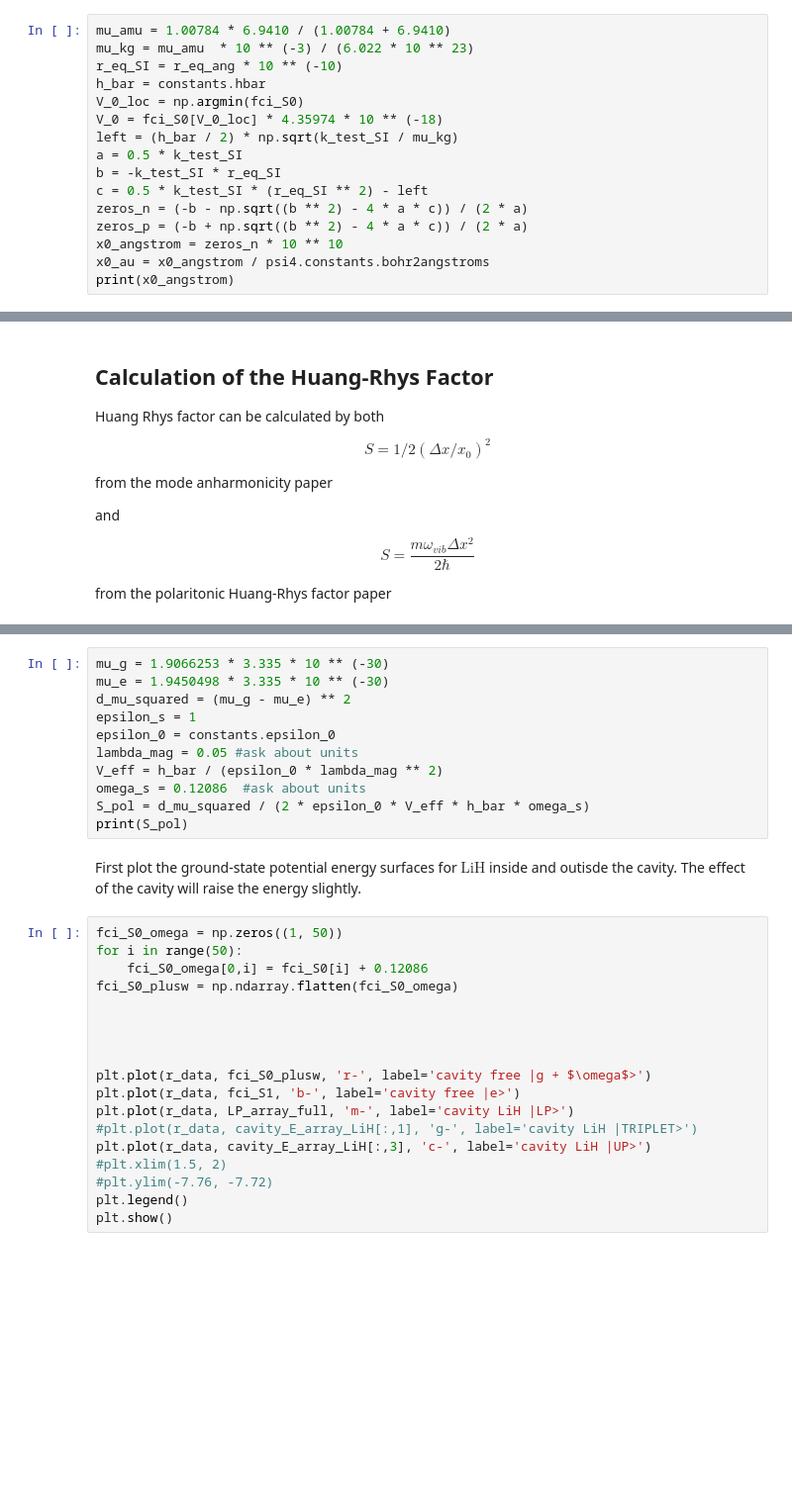
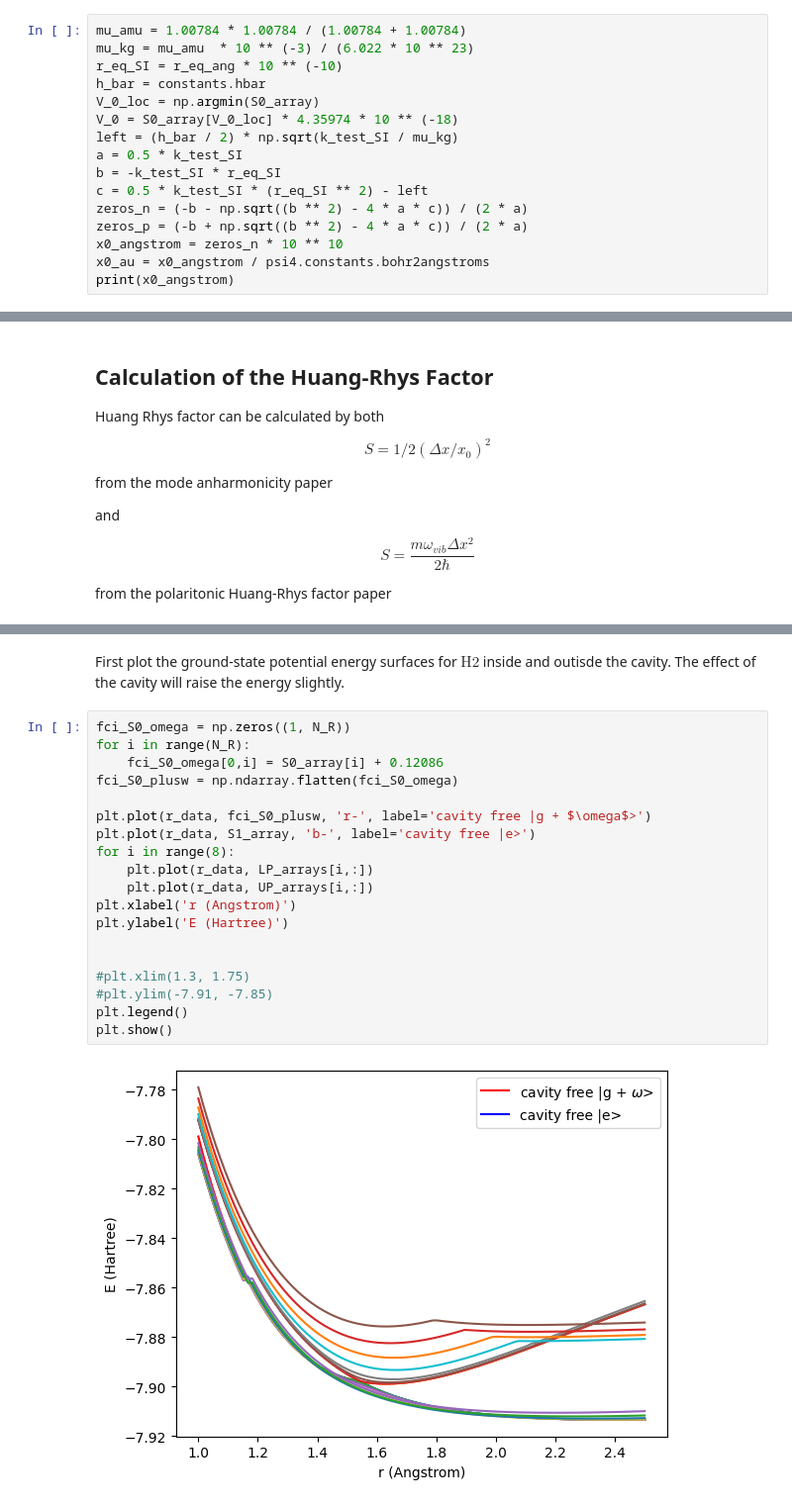
Before and after one commit to FoleyLab/SCQED-PCQED, a Jupyter notebook: src/QED-FCI_LiH_HR.ipynb, the cells around one changed output, grey strips where cells are left out. Shown at 99% size. Cells and saved outputs as stored; diff of their text form; blank space fills up the shorter version.

```diff
--- a/src/QED-FCI_LiH_HR.ipynb
+++ b/src/QED-FCI_LiH_HR.ipynb
@@ -205,12 +142,12 @@ $$ \frac{\hbar}{2}\sqrt{\frac{k}{\mu}} = \frac{k}{2}(x_0 - x_{eq})^2 + V_0 $$
 
 Expanded, solved for $ x_o $, and found zeros using quadratic formula
 # %%
-mu_amu = 1.00784 * 6.9410 / (1.00784 + 6.9410)
+mu_amu = 1.00784 * 1.00784 / (1.00784 + 1.00784)
 mu_kg = mu_amu  * 10 ** (-3) / (6.022 * 10 ** 23)
 r_eq_SI = r_eq_ang * 10 ** (-10)
 h_bar = constants.hbar
-V_0_loc = np.argmin(fci_S0)
-V_0 = fci_S0[V_0_loc] * 4.35974 * 10 ** (-18)
+V_0_loc = np.argmin(S0_array)
+V_0 = S0_array[V_0_loc] * 4.35974 * 10 ** (-18)
 left = (h_bar / 2) * np.sqrt(k_test_SI / mu_kg)
 a = 0.5 * k_test_SI
 b = -k_test_SI * r_eq_SI
@@ -279,31 +229,23 @@ $\omega_s \equiv \text{Frequency of a single photonic mode}$
-# %%
-mu_g = 1.9066253 * 3.335 * 10 ** (-30)
-mu_e = 1.9450498 * 3.335 * 10 ** (-30)
-d_mu_squared = (mu_g - mu_e) ** 2
-epsilon_s = 1
-epsilon_0 = constants.epsilon_0
-lambda_mag = 0.05 #ask about units
-V_eff = h_bar / (epsilon_0 * lambda_mag ** 2)
-omega_s = 0.12086  #ask about units
-S_pol = d_mu_squared / (2 * epsilon_0 * V_eff * h_bar * omega_s)
-print(S_pol)
 # %% [markdown]
-First plot the ground-state potential energy surfaces for $ \text{LiH} $ inside and outisde the cavity.  The effect of the cavity will raise the energy slightly.
+First plot the ground-state potential energy surfaces for $ \text{H2} $ inside and outisde the cavity.  The effect of the cavity will raise the energy slightly.
 # %%
-fci_S0_omega = np.zeros((1, 50))
-for i in range(50):
-    fci_S0_omega[0,i] = fci_S0[i] + 0.12086
+fci_S0_omega = np.zeros((1, N_R))
+for i in range(N_R):
+    fci_S0_omega[0,i] = S0_array[i] + 0.12086
 fci_S0_plusw = np.ndarray.flatten(fci_S0_omega)
 
+plt.plot(r_data, fci_S0_plusw, 'r-', label='cavity free |g + $\omega$>')
+plt.plot(r_data, S1_array, 'b-', label='cavity free |e>')
+for i in range(8):
+    plt.plot(r_data, LP_arrays[i,:])
+    plt.plot(r_data, UP_arrays[i,:])
+plt.xlabel('r (Angstrom)')
+plt.ylabel('E (Hartree)')
 
 
-
-plt.plot(r_data, fci_S0_plusw, 'r-', label='cavity free |g + $\omega$>')
-plt.plot(r_data, fci_S1, 'b-', label='cavity free |e>')
-plt.plot(r_data, LP_array_full, 'm-', label='cavity LiH |LP>')
-#plt.plot(r_data, cavity_E_array_LiH[:,1], 'g-', label='cavity LiH |TRIPLET>')
-plt.plot(r_data, cavity_E_array_LiH[:,3], 'c-', label='cavity LiH |UP>')
-#plt.xlim(1.5, 2)
-#plt.ylim(-7.76, -7.72)
+#plt.xlim(1.3, 1.75)
+#plt.ylim(-7.91, -7.85)
 plt.legend()
 plt.show()
+# %% [output]
+[figure, added]
```
Also changed, not shown: parts of 16 cells of this notebook, 36 other files.
